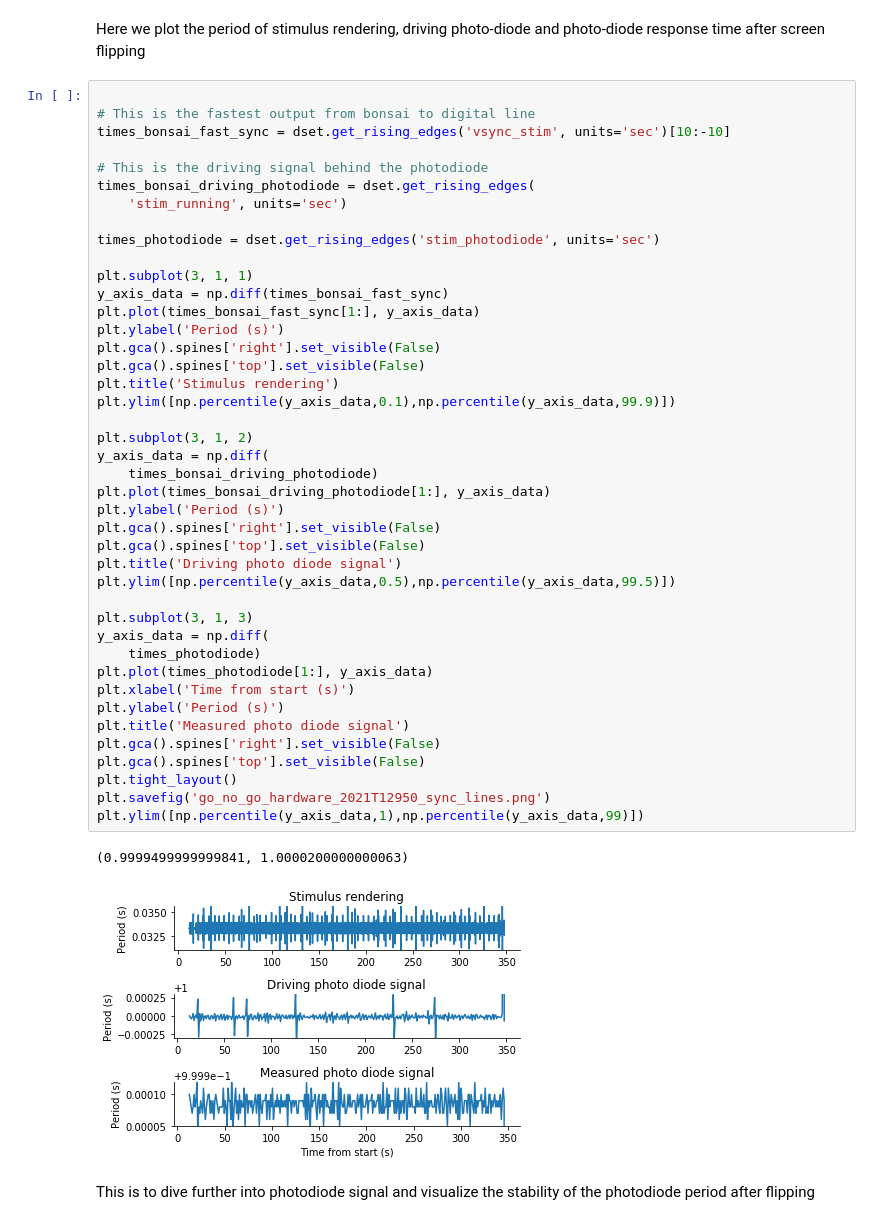
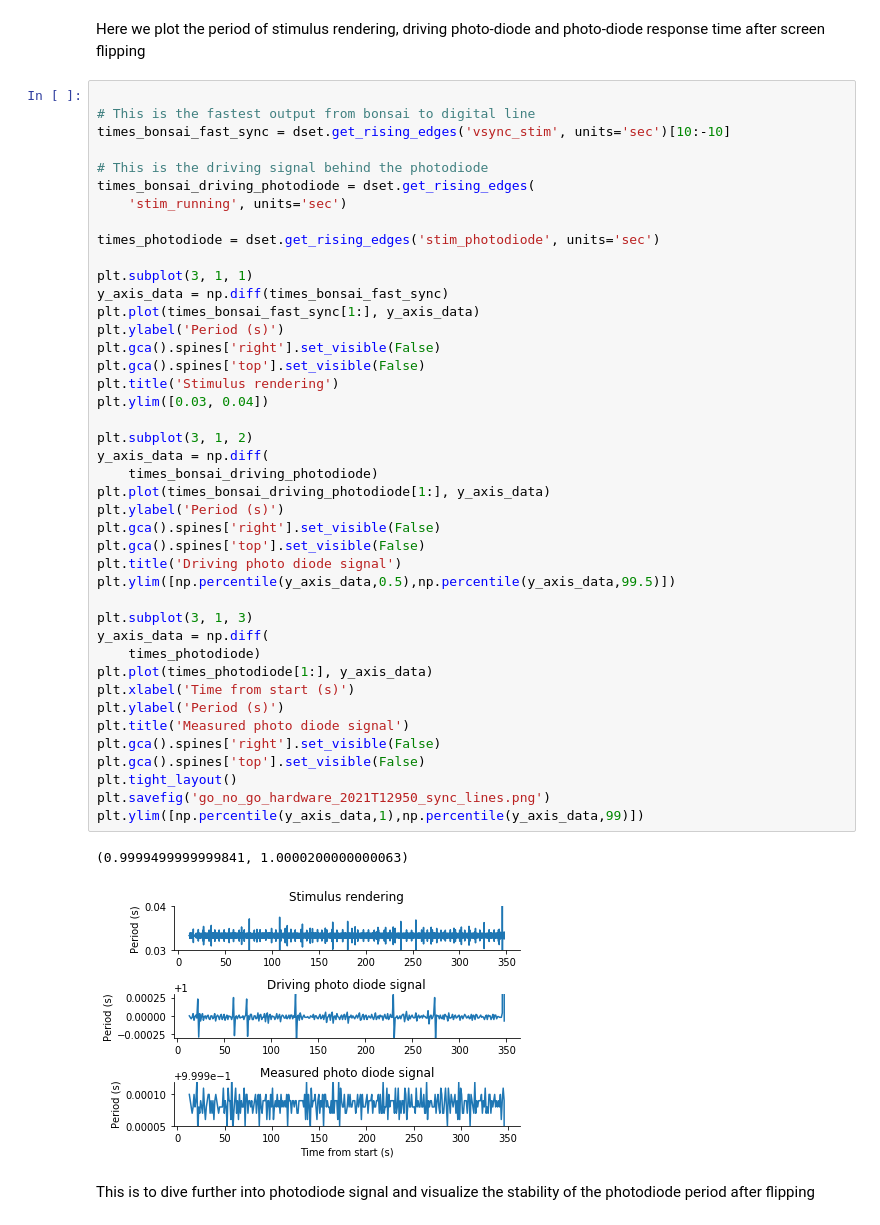
Before and after one commit to AllenInstitute/bonsai_workflows, a Jupyter notebook: Analysis/detection_of_change_without_camera/2021-05-12-det_change_without_camera.ipynb, the cells around one changed output. Drawn from its saved outputs; the diff is of its cells as text.

```diff
--- a/Analysis/detection_of_change_without_camera/2021-05-12-det_change_without_camera.ipynb
+++ b/Analysis/detection_of_change_without_camera/2021-05-12-det_change_without_camera.ipynb
@@ -31,35 +31,35 @@ y_axis_data = np.diff(times_bonsai_fast_sync)
 plt.plot(times_bonsai_fast_sync[1:], y_axis_data)
 plt.ylabel('Period (s)')
 plt.gca().spines['right'].set_visible(False)
 plt.gca().spines['top'].set_visible(False)
 plt.title('Stimulus rendering')
-plt.ylim([np.percentile(y_axis_data,0.1),np.percentile(y_axis_data,99.9)])
+plt.ylim([0.03, 0.04])
 
 plt.subplot(3, 1, 2)
 y_axis_data = np.diff(
     times_bonsai_driving_photodiode)
 plt.plot(times_bonsai_driving_photodiode[1:], y_axis_data)
 plt.ylabel('Period (s)')
 plt.gca().spines['right'].set_visible(False)
 plt.gca().spines['top'].set_visible(False)
 plt.title('Driving photo diode signal')
 plt.ylim([np.percentile(y_axis_data,0.5),np.percentile(y_axis_data,99.5)])
 
 plt.subplot(3, 1, 3)
 y_axis_data = np.diff(
     times_photodiode)
 plt.plot(times_photodiode[1:], y_axis_data)
 plt.xlabel('Time from start (s)')
 plt.ylabel('Period (s)')
 plt.title('Measured photo diode signal')
 plt.gca().spines['right'].set_visible(False)
 plt.gca().spines['top'].set_visible(False)
 plt.tight_layout()
 plt.savefig('go_no_go_hardware_2021T12950_sync_lines.png')
 plt.ylim([np.percentile(y_axis_data,1),np.percentile(y_axis_data,99)])
 # %% [output]
 (0.9999499999999841, 1.0000200000000063)
-[figure, old version]
+[figure, new version]
 # %% [markdown]
 This is to dive further into photodiode signal and visualize the stability of the photodiode period after flipping
 # %%
```
Also changed, not shown: 4 other files.
